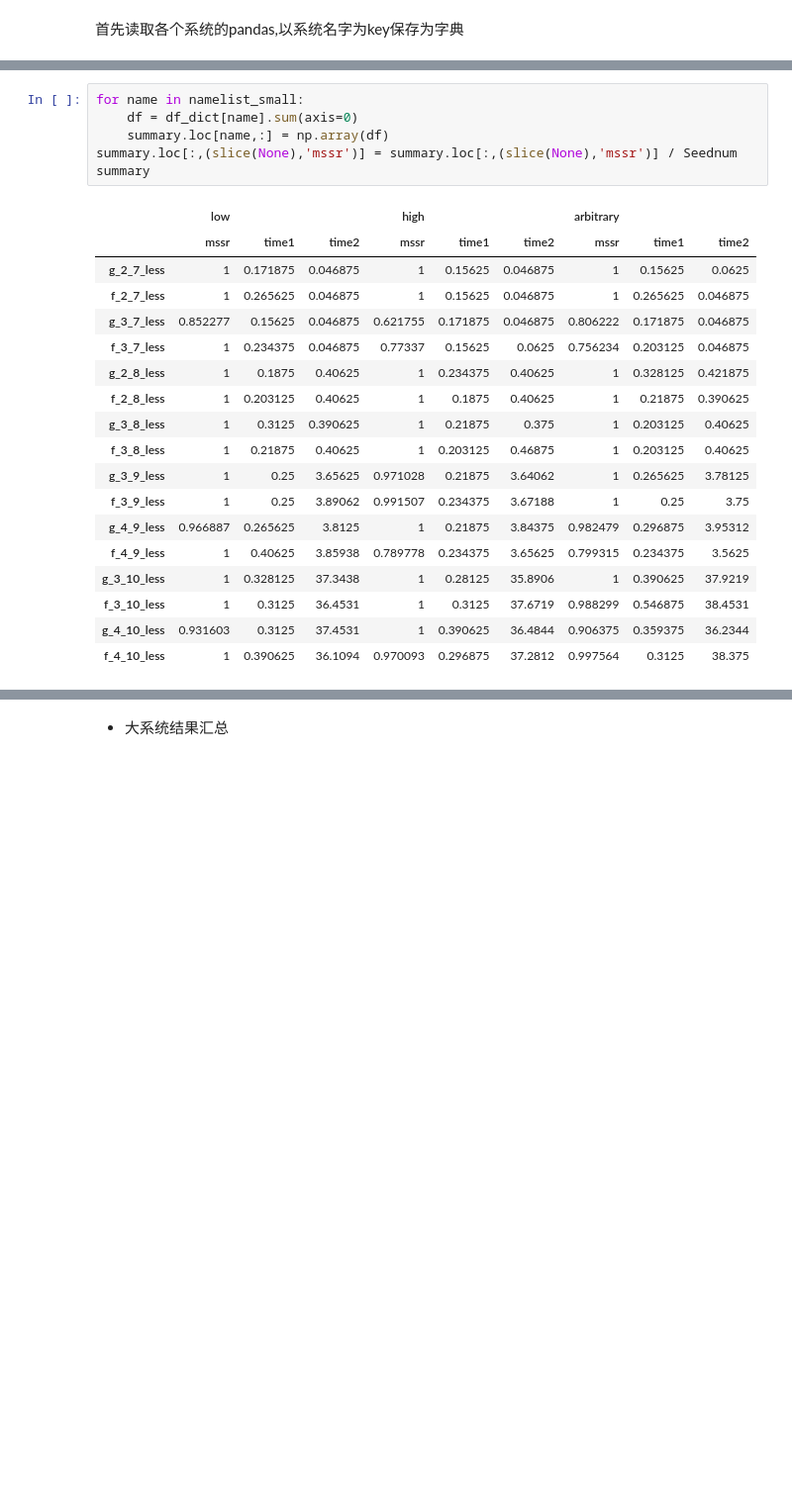
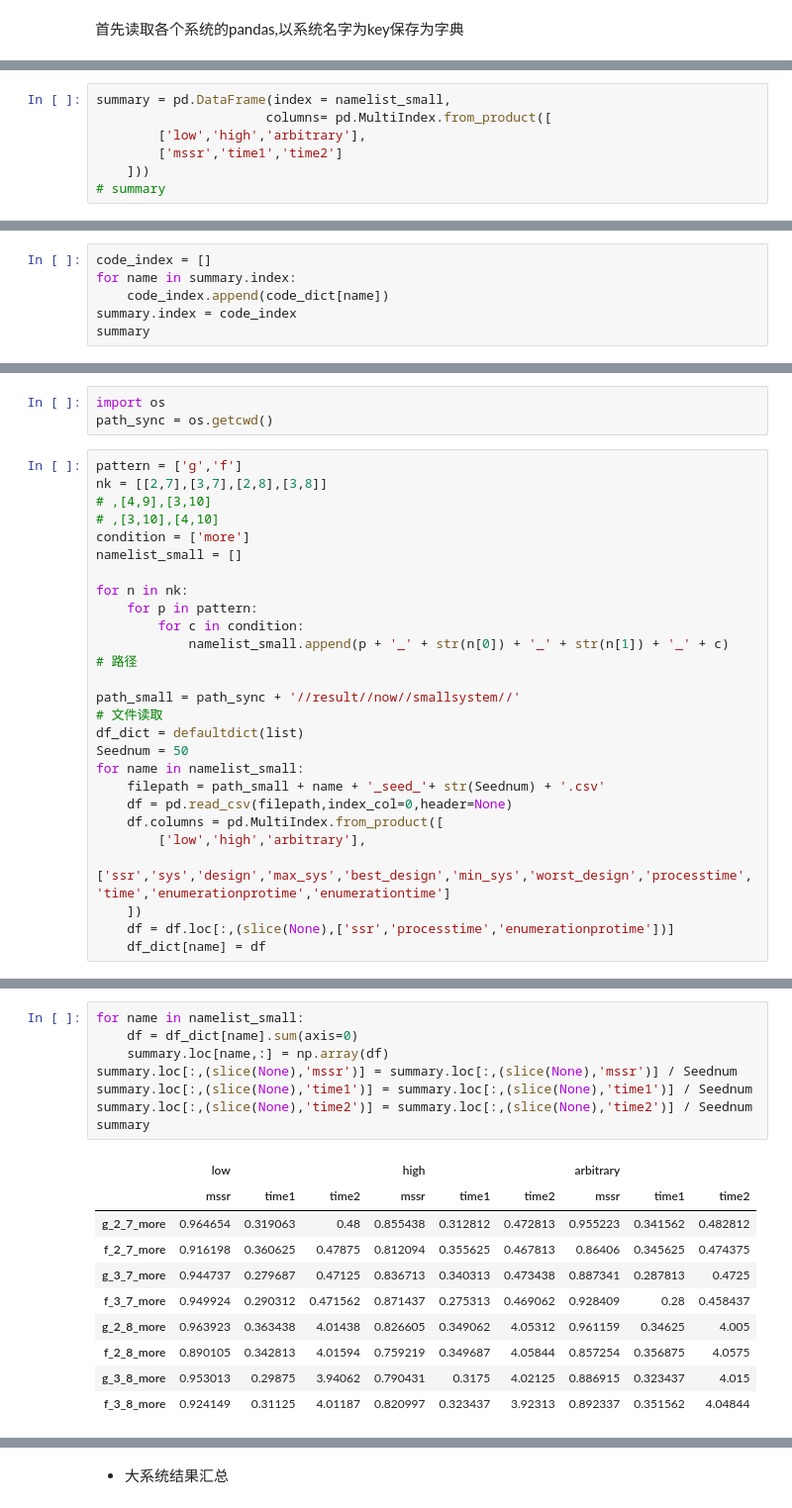
Before and after one commit to Yuuko-kurisu/The-BITSGA-algorithm-for-MCAP, a Jupyter notebook: result_process.ipynb, the cells around one changed output, grey strips where cells are left out. Shown at 99% size. Cells and saved outputs as stored; diff of their text form; blank space fills up the shorter version.

```diff
--- a/result_process.ipynb
+++ b/result_process.ipynb
@@ -74,0 +77,7 @@ df_dict[namelist_small[0]]
+# %%
+summary = pd.DataFrame(index = namelist_small,
+                      columns= pd.MultiIndex.from_product([
+        ['low','high','arbitrary'],
+        ['mssr','time1','time2']
+    ]))
+# summary
@@ -74,0 +119,6 @@ df_dict[namelist_small[0]]
+# %%
+code_index = []
+for name in summary.index:
+    code_index.append(code_dict[name])
+summary.index = code_index
+summary
@@ -75,3 +154,33 @@ df_dict[namelist_small[0]]
+# %%
+import os
+path_sync = os.getcwd()
+# %%
+pattern = ['g','f']
+nk = [[2,7],[3,7],[2,8],[3,8]]
+# ,[4,9],[3,10]
+# ,[3,10],[4,10]
+condition = ['more']
+namelist_small = []
+
+for n in nk:
+    for p in pattern:
+        for c in condition:
+            namelist_small.append(p + '_' + str(n[0]) + '_' + str(n[1]) + '_' + c)
+# 路径
+
+path_small = path_sync + '//result//now//smallsystem//'
+# 文件读取
+df_dict = defaultdict(list)
+Seednum = 50
+for name in namelist_small:
+    filepath = path_small + name + '_seed_'+ str(Seednum) + '.csv'
+    df = pd.read_csv(filepath,index_col=0,header=None)
+    df.columns = pd.MultiIndex.from_product([
+        ['low','high','arbitrary'],
+        ['ssr','sys','design','max_sys','best_design','min_sys','worst_design','processtime','time','enumerationprotime','enumerationtime']
+    ])
+    df = df.loc[:,(slice(None),['ssr','processtime','enumerationprotime'])]
+    df_dict[name] = df
 # %%
 summary = pd.DataFrame(index = namelist_small,
                       columns= pd.MultiIndex.from_product([
@@ -101,25 +202,19 @@ summary
 # %%
 for name in namelist_small:
     df = df_dict[name].sum(axis=0)
     summary.loc[name,:] = np.array(df)
 summary.loc[:,(slice(None),'mssr')] = summary.loc[:,(slice(None),'mssr')] / Seednum
+summary.loc[:,(slice(None),'time1')] = summary.loc[:,(slice(None),'time1')] / Seednum
+summary.loc[:,(slice(None),'time2')] = summary.loc[:,(slice(None),'time2')] / Seednum
 summary
 # %% [output]
 |  | low |  |  | high |  |  | arbitrary |  |  |
 |  | mssr | time1 | time2 | mssr | time1 | time2 | mssr | time1 | time2 |
-| g_2_7_less | 1 | 0.171875 | 0.046875 | 1 | 0.15625 | 0.046875 | 1 | 0.15625 | 0.0625 |
-| f_2_7_less | 1 | 0.265625 | 0.046875 | 1 | 0.15625 | 0.046875 | 1 | 0.265625 | 0.046875 |
-| g_3_7_less | 0.852277 | 0.15625 | 0.046875 | 0.621755 | 0.171875 | 0.046875 | 0.806222 | 0.171875 | 0.046875 |
-| f_3_7_less | 1 | 0.234375 | 0.046875 | 0.77337 | 0.15625 | 0.0625 | 0.756234 | 0.203125 | 0.046875 |
-| g_2_8_less | 1 | 0.1875 | 0.40625 | 1 | 0.234375 | 0.40625 | 1 | 0.328125 | 0.421875 |
-| f_2_8_less | 1 | 0.203125 | 0.40625 | 1 | 0.1875 | 0.40625 | 1 | 0.21875 | 0.390625 |
-| g_3_8_less | 1 | 0.3125 | 0.390625 | 1 | 0.21875 | 0.375 | 1 | 0.203125 | 0.40625 |
-| f_3_8_less | 1 | 0.21875 | 0.40625 | 1 | 0.203125 | 0.46875 | 1 | 0.203125 | 0.40625 |
-| g_3_9_less | 1 | 0.25 | 3.65625 | 0.971028 | 0.21875 | 3.64062 | 1 | 0.265625 | 3.78125 |
-| f_3_9_less | 1 | 0.25 | 3.89062 | 0.991507 | 0.234375 | 3.67188 | 1 | 0.25 | 3.75 |
-| g_4_9_less | 0.966887 | 0.265625 | 3.8125 | 1 | 0.21875 | 3.84375 | 0.982479 | 0.296875 | 3.95312 |
-| f_4_9_less | 1 | 0.40625 | 3.85938 | 0.789778 | 0.234375 | 3.65625 | 0.799315 | 0.234375 | 3.5625 |
-| g_3_10_less | 1 | 0.328125 | 37.3438 | 1 | 0.28125 | 35.8906 | 1 | 0.390625 | 37.9219 |
-| f_3_10_less | 1 | 0.3125 | 36.4531 | 1 | 0.3125 | 37.6719 | 0.988299 | 0.546875 | 38.4531 |
-| g_4_10_less | 0.931603 | 0.3125 | 37.4531 | 1 | 0.390625 | 36.4844 | 0.906375 | 0.359375 | 36.2344 |
-| f_4_10_less | 1 | 0.390625 | 36.1094 | 0.970093 | 0.296875 | 37.2812 | 0.997564 | 0.3125 | 38.375 |
+| g_2_7_more | 0.964654 | 0.319063 | 0.48 | 0.855438 | 0.312812 | 0.472813 | 0.955223 | 0.341562 | 0.482812 |
+| f_2_7_more | 0.916198 | 0.360625 | 0.47875 | 0.812094 | 0.355625 | 0.467813 | 0.86406 | 0.345625 | 0.474375 |
+| g_3_7_more | 0.944737 | 0.279687 | 0.47125 | 0.836713 | 0.340313 | 0.473438 | 0.887341 | 0.287813 | 0.4725 |
+| f_3_7_more | 0.949924 | 0.290312 | 0.471562 | 0.871437 | 0.275313 | 0.469062 | 0.928409 | 0.28 | 0.458437 |
+| g_2_8_more | 0.963923 | 0.363438 | 4.01438 | 0.826605 | 0.349062 | 4.05312 | 0.961159 | 0.34625 | 4.005 |
+| f_2_8_more | 0.890105 | 0.342813 | 4.01594 | 0.759219 | 0.349687 | 4.05844 | 0.857254 | 0.356875 | 4.0575 |
+| g_3_8_more | 0.953013 | 0.29875 | 3.94062 | 0.790431 | 0.3175 | 4.02125 | 0.886915 | 0.323437 | 4.015 |
+| f_3_8_more | 0.924149 | 0.31125 | 4.01187 | 0.820997 | 0.323437 | 3.92313 | 0.892337 | 0.351562 | 4.04844 |
```
Also changed, not shown: parts of 13 cells of this notebook, 55 other files.
